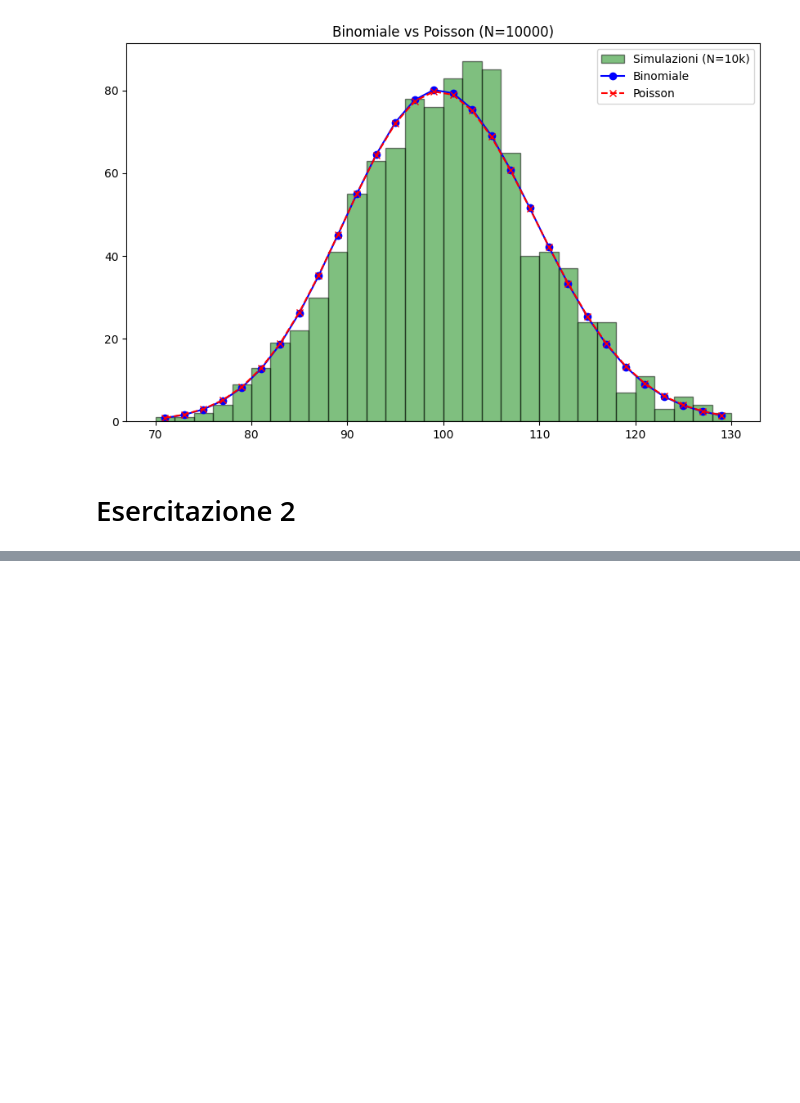
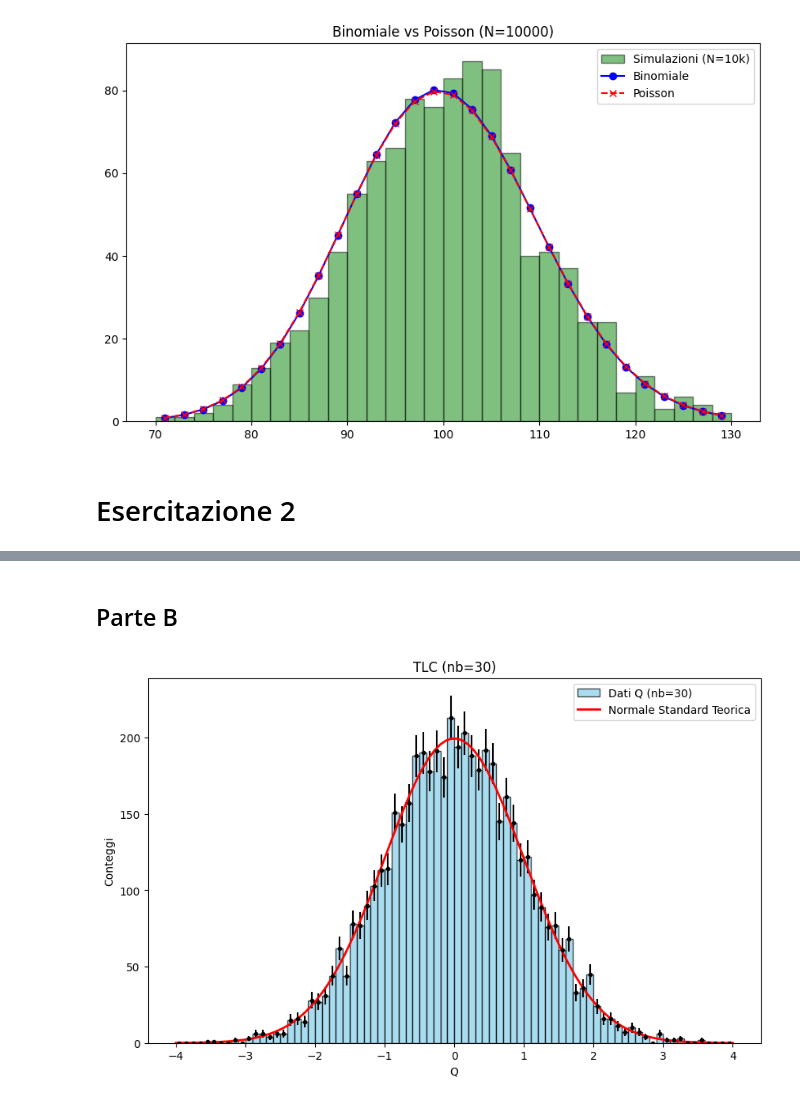
Before and after one commit to Its-mics/Statistica, a Jupyter notebook: laboratorio/Esercitazioni/File_Esercitazioni.ipynb, the cells around one changed output, grey strips where cells are left out. Saved outputs shown, nothing was run; the diff lists cells and outputs as text; code cells hidden in the pictures; blank space fills up the shorter version.

```diff
--- a/laboratorio/Esercitazioni/File_Esercitazioni.ipynb
+++ b/laboratorio/Esercitazioni/File_Esercitazioni.ipynb
@@ -238,0 +269,47 @@ plt.legend()
+# %% [markdown]
+## Parte B
+# %%
+import numpy as np
+import matplotlib.pyplot as plt
+from scipy.stats import norm
+
+m = 5000
+nb = 30  #  con 5, 30, 100
+mu = 0.5
+sigma = np.sqrt(1/12)
+
+# Generiamo 5000 medie campionarie
+medie_campionarie = []
+for i in range(m):
+    campione = np.random.uniform(0, 1, nb)
+    medie_campionarie.append(np.mean(campione))
+
+# 5. Calcoliamo la quantità Q
+medie_campionarie = np.array(medie_campionarie)
+Q = (medie_campionarie - mu) / (sigma / np.sqrt(nb))
+
+# 6. Istogramma di Q (80 bins, range -4, 4)
+plt.figure(figsize=(10, 6))
+n_bins = 80
+raggio = (-4, 4)
+bin_width = (raggio[1] - raggio[0]) / n_bins
+
+conteggi, bordi, _ = plt.hist(Q, bins=n_bins, range=raggio, color='skyblue',
+                              edgecolor='black', alpha=0.7, label=f'Dati Q (nb={nb})')
+
+# Aggiungiamo errori (sqrt dei conteggi)
+centri = (bordi[:-1] + bordi[1:]) / 2
+plt.errorbar(centri, conteggi, yerr=np.sqrt(conteggi), fmt='.', color='black')
+
+# 7. Sovrapponiamo la Normale Standard teorica
+x = np.linspace(-4, 4, 100)
+y_teorica = m * bin_width * norm.pdf(x, 0, 1) # m * ampiezza_bin * densità_normale
+plt.plot(x, y_teorica, 'r-', lw=2, label='Normale Standard Teorica')
+
+plt.title(f"TLC (nb={nb})")
+plt.xlabel("Q")
+plt.ylabel("Conteggi")
+plt.legend()
+plt.show()
+# %% [output]
+[figure, added]
```
Also changed, not shown: parts of 9 cells of this notebook.
